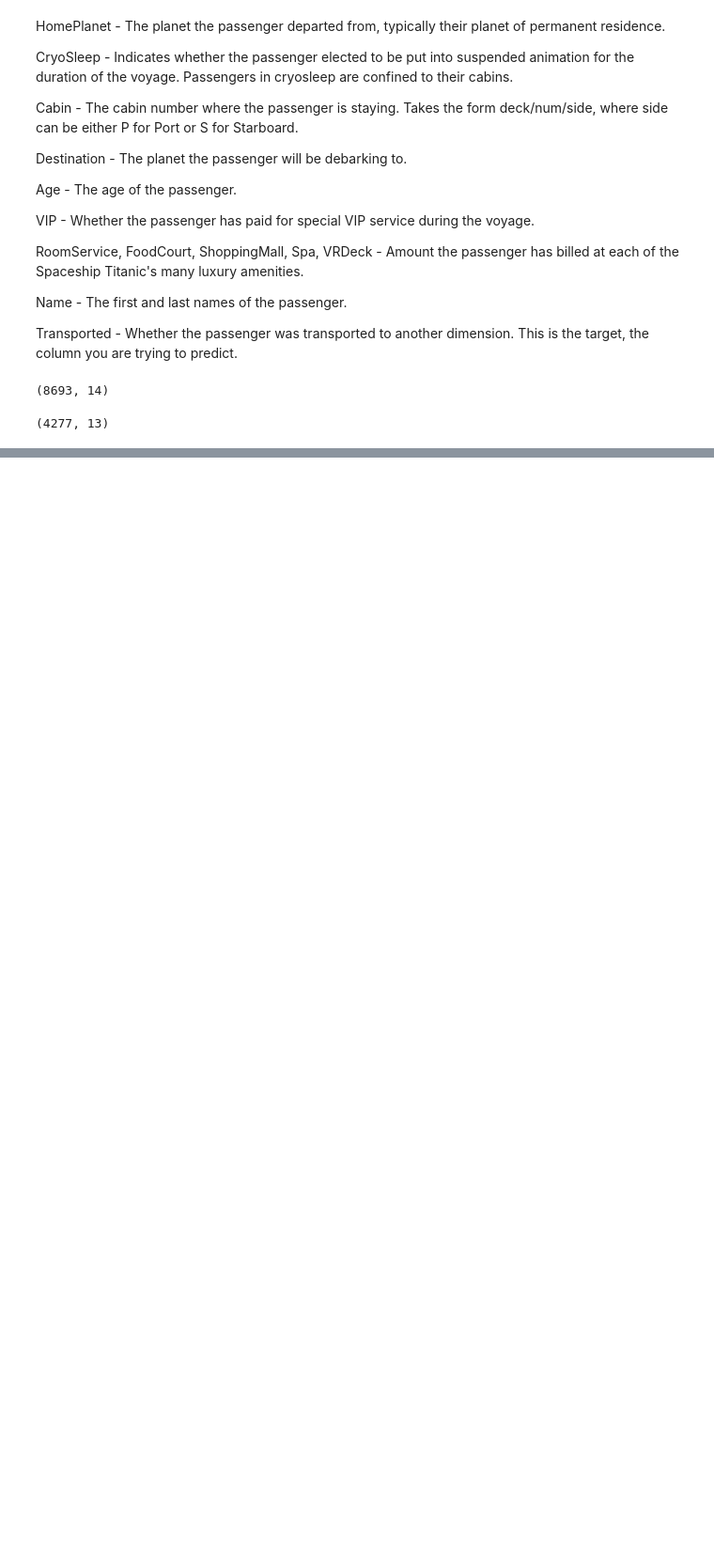
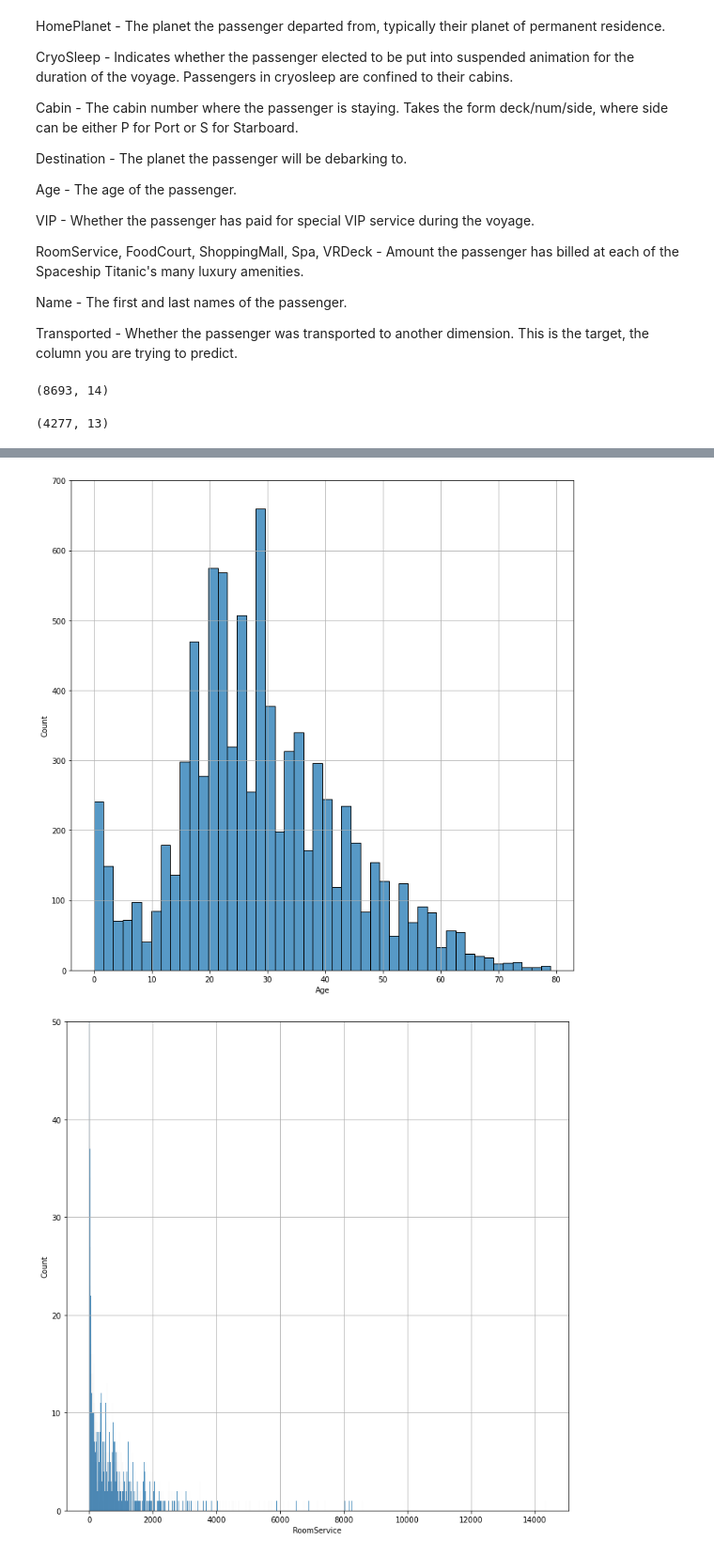
Before and after one commit to jag-shrestha/spaceship_titanic, a Jupyter notebook: spaceship-titanic.ipynb, the cells around one changed output, grey strips where cells are left out. Shown at 94% size. Cells and saved outputs as stored; diff of their text form; code cells hidden in the pictures; blank space fills up the shorter version.

```diff
--- a/spaceship-titanic.ipynb
+++ b/spaceship-titanic.ipynb
@@ -72,0 +198,15 @@ plt.show
+# %%
+for col in quantitative_ftrs:
+    if col != 'Age':
+        plt.figure(figsize=(12, 12))
+        sns.histplot(train[col])
+        plt.ylim(0, 50)
+    else:
+        plt.figure(figsize=(12, 12))
+        sns.histplot(train[col])
+        plt.ylim(0, 700)
+    plt.grid()
+    plt.show
+# %% [output]
+[figure, added]
+[figure, added]
```
Also changed, not shown: parts of 14 cells of this notebook.
